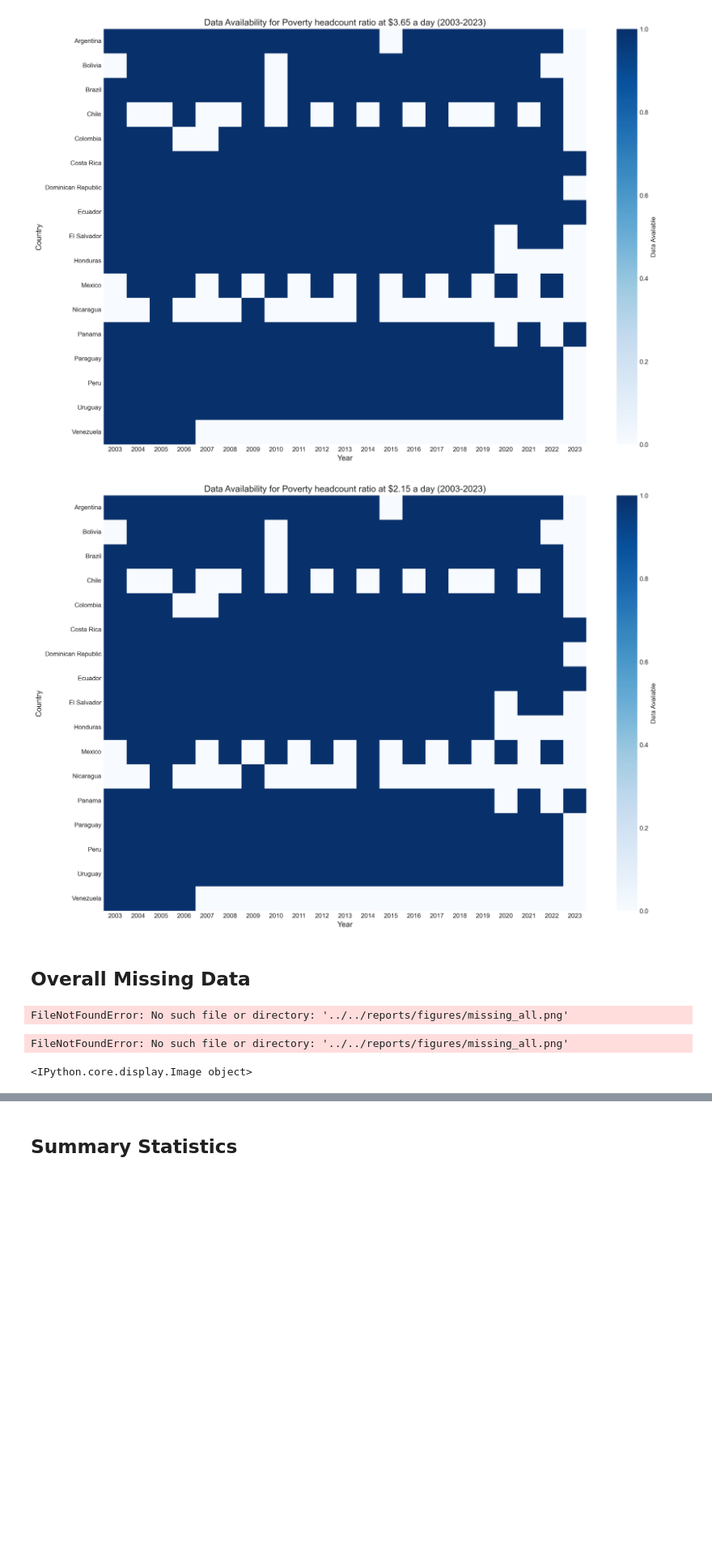
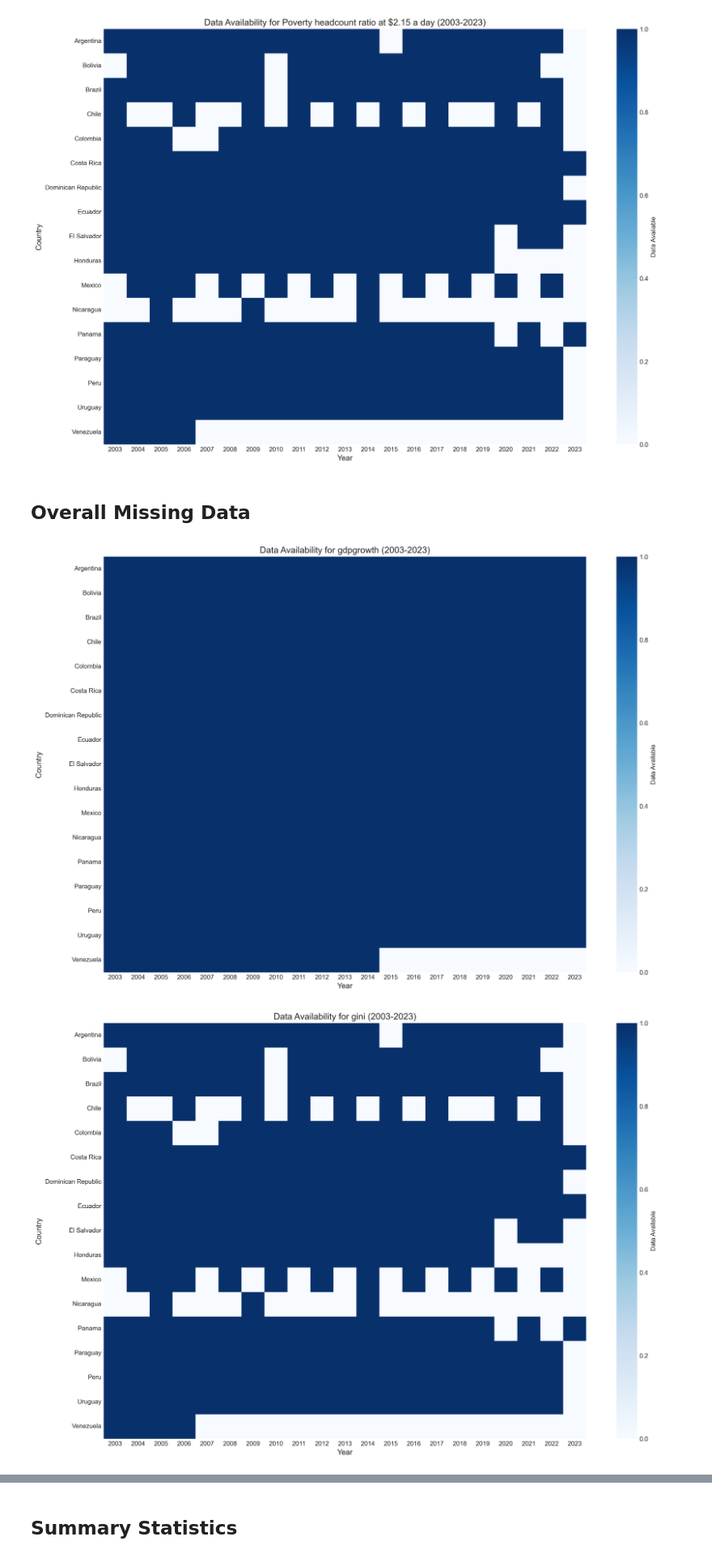
Before and after one commit to lanureeeh/project, a Jupyter notebook: notebooks/eda/01_descriptive.ipynb, the cells around one changed output, grey strips where cells are left out. Shown at 81% size. Cells and saved outputs as stored; diff of their text form; code cells hidden in the pictures; blank space fills up the shorter version.

Commit message:
got the 01_decsriptive.ipynb notebook running!

```diff
--- a/notebooks/eda/01_descriptive.ipynb
+++ b/notebooks/eda/01_descriptive.ipynb
@@ -51,23 +50,17 @@ Image("../../reports/figures/missing_poverty_lnpovhead.png")
 # %% [output]
 [figure]
-# %%
-# Visualize missing data for 'lnpovhead215'
-plot_missing(panel[['Country', 'Year', 'lnpovhead215']],
-             "../../reports/figures/missing_poverty_lnpovhead215.png")
-
-# Display the image in the notebook
-Image("../../reports/figures/missing_poverty_lnpovhead215.png")
-# %% [output]
-[figure, removed]
 # %% [markdown]
 ## Overall Missing Data
-# %%
-# Visualize missing data for all variables
-plot_missing(panel, "../../reports/figures/missing_all.png")
-
-# Display the image in the notebook
-Image("../../reports/figures/missing_all.png")
-# %% [output]
-FileNotFoundError: No such file or directory: '../../reports/figures/missing_all.png'
-FileNotFoundError: No such file or directory: '../../reports/figures/missing_all.png'
-<IPython.core.display.Image object>
+# %%
+# Visualize missing data for all variables
+plot_missing(panel, "../../reports/figures/missing_all.png")
+
+# Define the image paths excluding 'Year' and 'Country' columns
+numeric_cols = [col for col in panel.select_dtypes(include=[np.number]).columns if col not in ['Year']]
+image_paths = [f"../../reports/figures/missing_all_{col}.png" for col in numeric_cols]
+# Display all the images in the notebook
+for path in image_paths:
+    display(Image(path))
+# %% [output]
+[figure, added]
+[figure, added]
```
Also changed, not shown: parts of 6 cells of this notebook, 12 other files.
